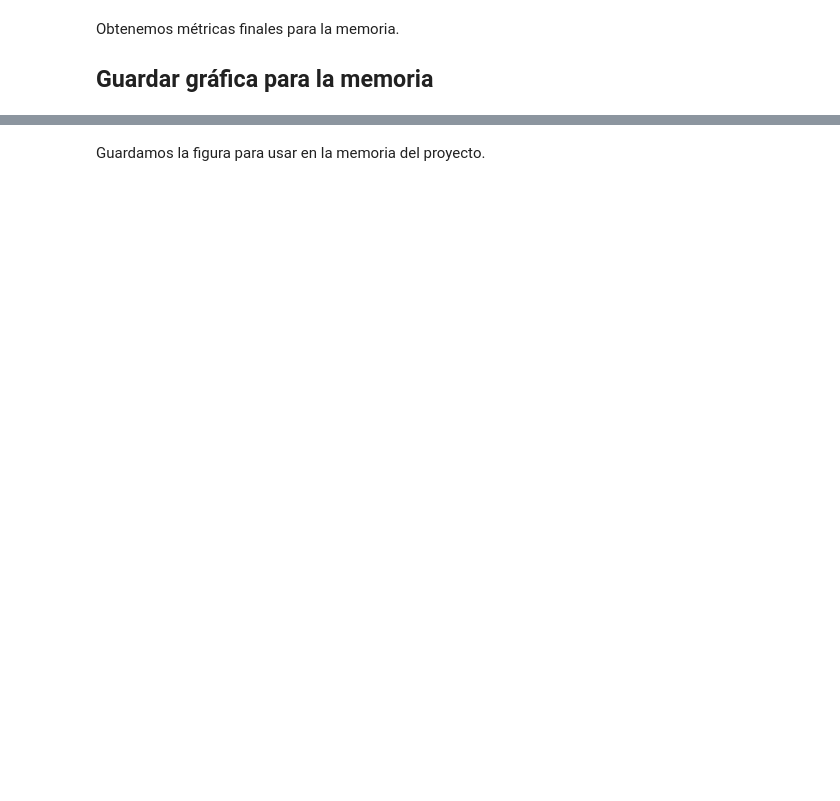
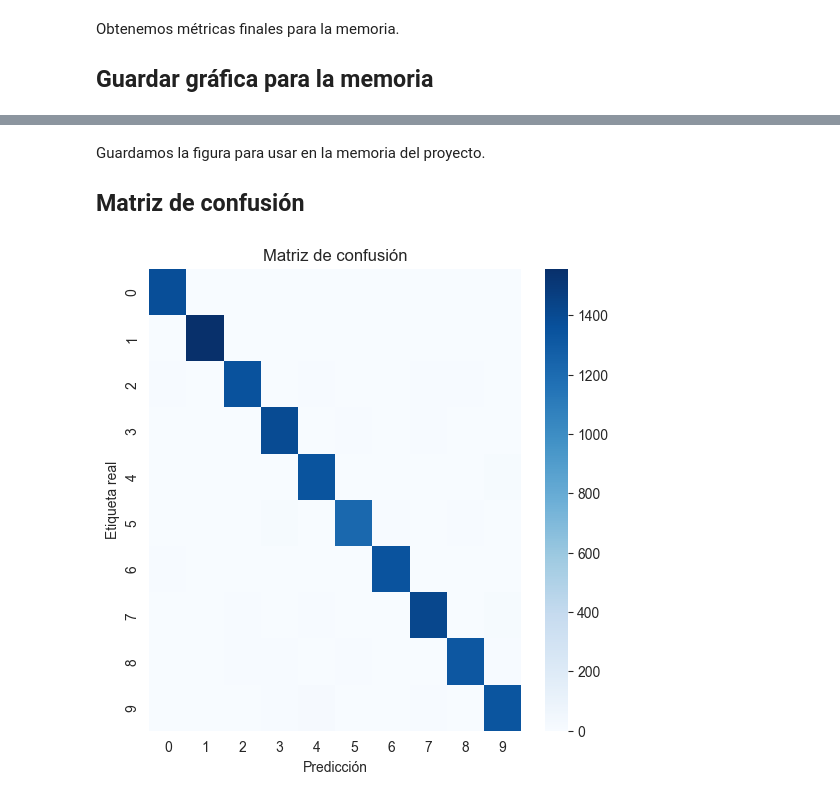
Before and after one commit to Lauuaguiar/OH_Proyecto, a Jupyter notebook: Notebook_OH.ipynb, the cells around one changed output, grey strips where cells are left out. Drawn from its saved outputs; the diff is of its cells as text; code cells hidden in the pictures; blank space fills up the shorter version.

```diff
--- a/Notebook_OH.ipynb
+++ b/Notebook_OH.ipynb
@@ -38,10 +60,10 @@ Se cargan y normalizan las imágenes.
 
 ## Codificar etiquetas a one-hot
 # %%
-# Codificar etiquetas a one-hot (scikit-learn >=1.2)
-encoder = OneHotEncoder(sparse_output=False, categories='auto')
-y_train_oh = encoder.fit_transform(y_train.reshape(-1,1))
-y_test_oh = encoder.transform(y_test.reshape(-1,1))
+encoder = OneHotEncoder(sparse_output=False)
 
-print("Etiquetas convertidas a one-hot:")
-print("y_train_oh:", y_train_oh.shape, "y_test_oh:", y_test_oh.shape)
+y_train_oh = encoder.fit_transform(y_train.reshape(-1, 1))
+y_val_oh   = encoder.transform(y_val.reshape(-1, 1))
+y_test_oh  = encoder.transform(y_test.reshape(-1, 1))
+
+print("Shapes OHE:", y_train_oh.shape, y_val_oh.shape, y_test_oh.shape)
@@ -111,9 +159,8 @@ Se visualizan las métricas de entrenamiento por época.
 
 ## Evaluación final en test set
 # %%
-# Evaluar la red en el conjunto de prueba
-val_pred = network.forward(X_test)
-val_loss = loss_fn.forward(val_pred, y_test_oh)
-val_acc = np.mean(np.argmax(val_pred, axis=1) == np.argmax(y_test_oh, axis=1))
+test_pred = network.forward(X_test)
+test_loss = loss_fn.forward(test_pred, y_test_oh)
+test_acc = np.mean(np.argmax(test_pred, axis=1) == np.argmax(y_test_oh, axis=1))
 
-print(f"Pérdida en test: {val_loss:.4f}, Precisión en test: {val_acc:.4f}")
+print(f"Pérdida en test: {test_loss:.4f}, Precisión en test: {test_acc:.4f}")
@@ -145,2 +197,21 @@ print("Gráfica guardada como 'resultados_entrenamiento.png'.")
 # %% [markdown]
 Guardamos la figura para usar en la memoria del proyecto.
+
+## Matriz de confusión
+# %%
+from sklearn.metrics import confusion_matrix
+import seaborn as sns
+
+y_true = np.argmax(y_test_oh, axis=1)
+y_pred = np.argmax(test_pred, axis=1)
+
+cm = confusion_matrix(y_true, y_pred)
+
+plt.figure(figsize=(6,6))
+sns.heatmap(cm, annot=False, cmap="Blues")
+plt.title("Matriz de confusión")
+plt.xlabel("Predicción")
+plt.ylabel("Etiqueta real")
+plt.show()
+# %% [output]
+[figure, added]
```
Also changed, not shown: parts of 8 cells of this notebook, 5 other files.
